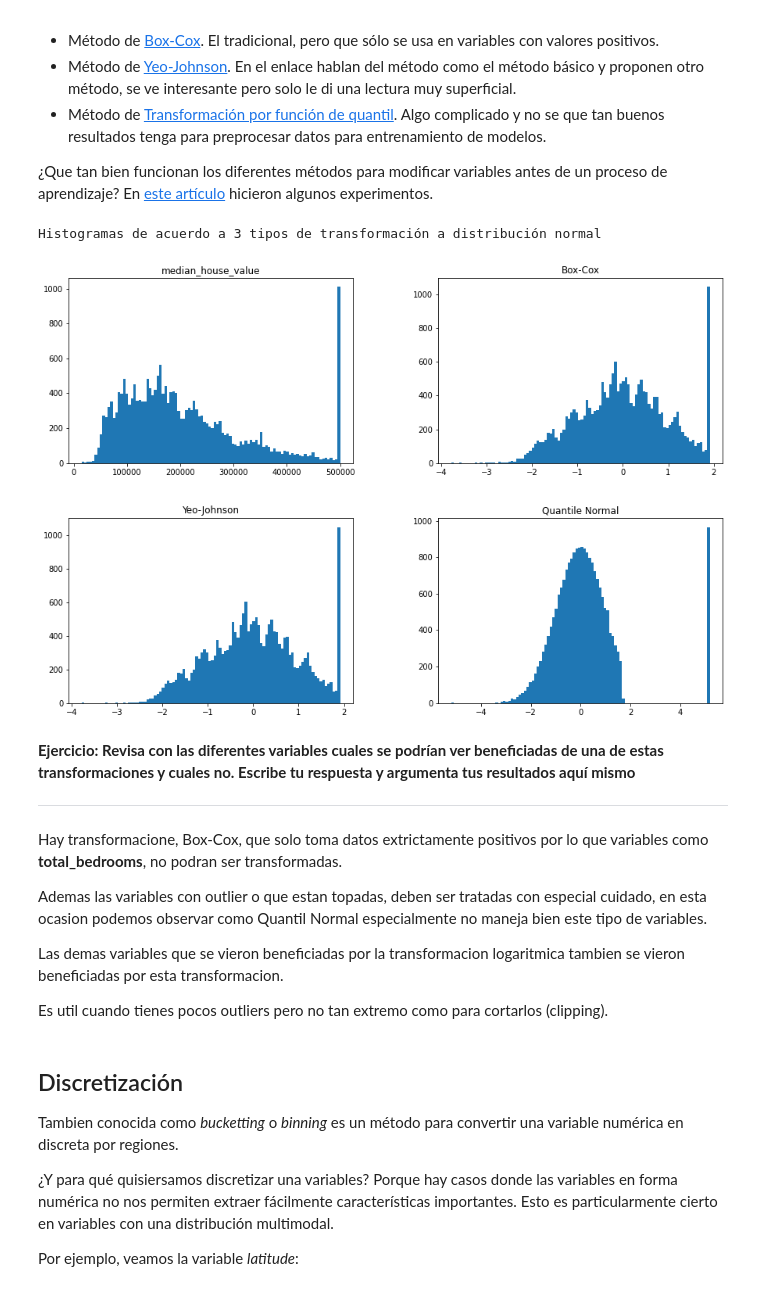
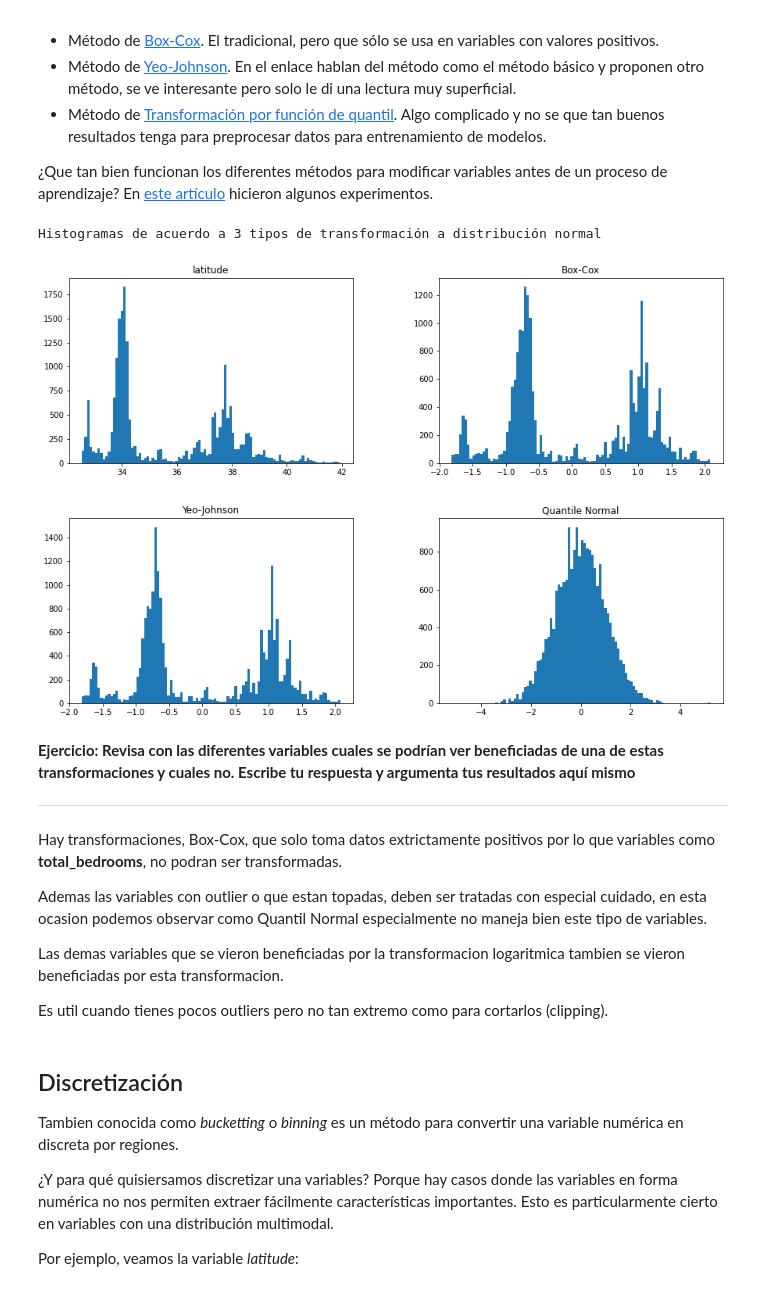
Before and after one commit to jjups96/mcd_ingenieria_de_caracteristicas, a Jupyter notebook: Tarea3_numericos.ipynb, the cells around one changed output. Drawn from its saved outputs; the diff is of its cells as text; code cells hidden in the pictures.

```diff
--- a/Tarea3_numericos.ipynb
+++ b/Tarea3_numericos.ipynb
@@ -256,32 +256,32 @@ Los métodos principales para una transformación no lineal, con el fin que los
 # %%
 normal_dist = [
     preprocessing.PowerTransformer(method='box-cox'),
     preprocessing.PowerTransformer(),
     preprocessing.QuantileTransformer(output_distribution='normal')
 ]
 nombres = ['Box-Cox', 'Yeo-Johnson', 'Quantile Normal']
 
 #variable = 'population'
-variable = 'median_house_value'
+variable = 'latitude'
 df_transformer = df.loc[:, [variable]]
 
 for (nombre, transformer) in zip(nombres, normal_dist):
     df_transformer[nombre] = transformer.fit_transform(
         df_transformer[variable].values.reshape(-1,1)
     )
 
 df_transformer.hist(bins=100, grid=False, figsize=(15, 10))
 print("Histogramas de acuerdo a 3 tipos de transformación a distribución normal\n")
 # %% [output]
 Histogramas de acuerdo a 3 tipos de transformación a distribución normal
-[figure, old version]
+[figure, new version]
 # %% [markdown]
 **Ejercicio: Revisa con las diferentes variables cuales se podrían ver beneficiadas de una de estas transformaciones y cuales no. Escribe tu respuesta y argumenta tus resultados aquí mismo**
 
 
 ---
 
-Hay transformacione, Box-Cox, que solo toma datos extrictamente positivos por lo que variables como **total_bedrooms**, no podran ser transformadas.
+Hay transformaciones, Box-Cox, que solo toma datos extrictamente positivos por lo que variables como **total_bedrooms**, no podran ser transformadas.
 
 Ademas las variables con outlier o que estan topadas, deben ser tratadas con especial cuidado, en esta ocasion podemos observar como Quantil Normal especialmente no maneja bien este tipo de variables.
 
```
Also changed, not shown: parts of 3 cells of this notebook.
